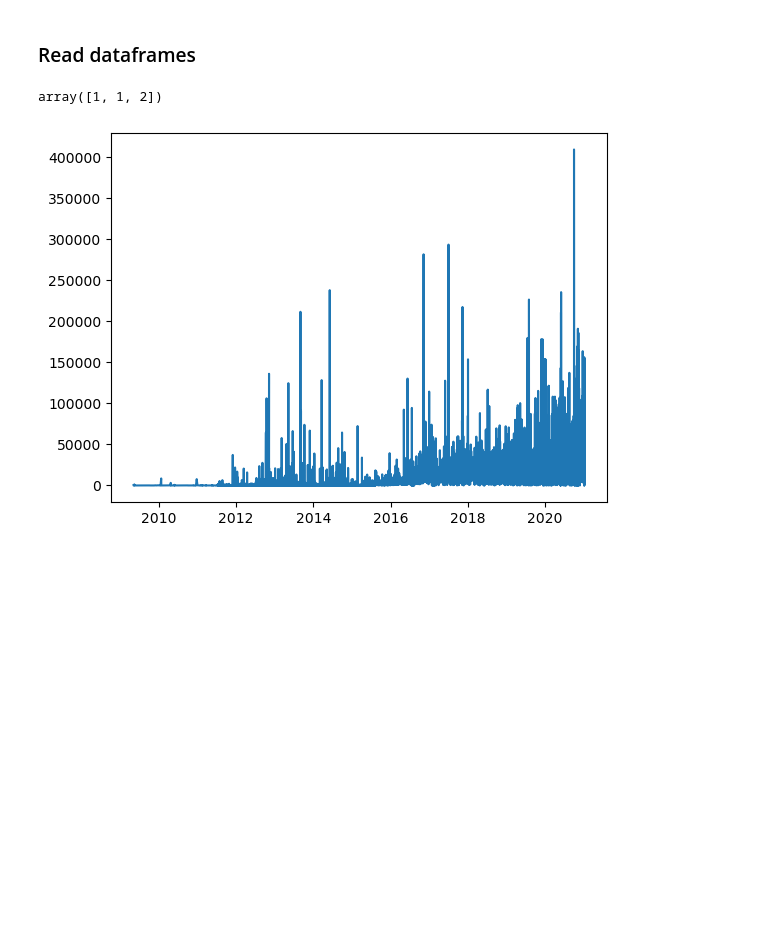
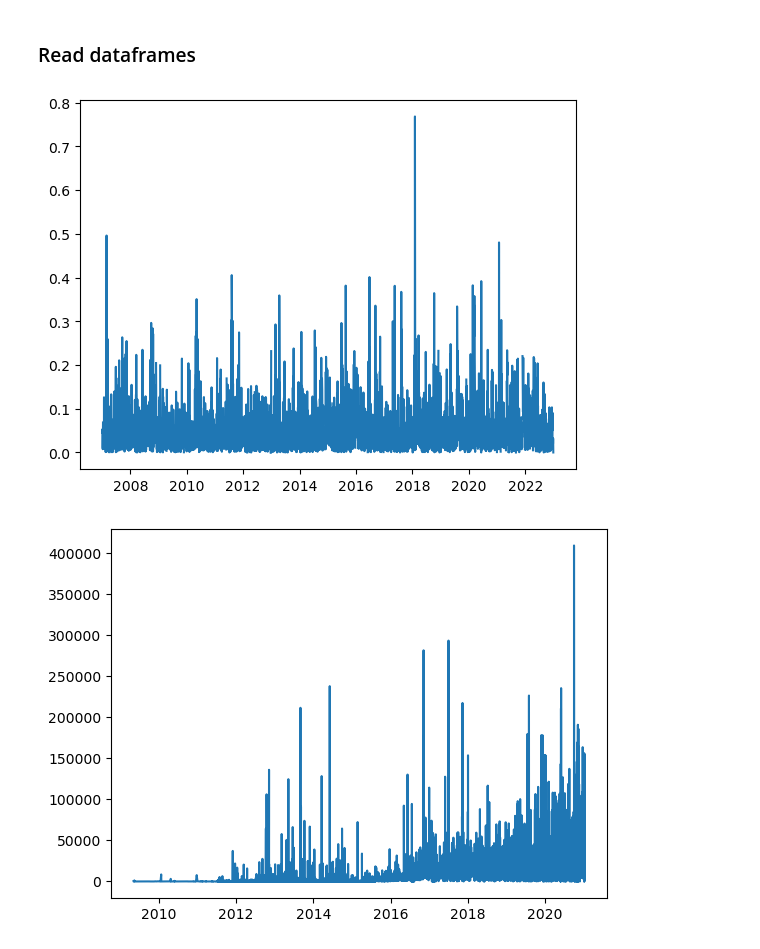
Before and after one commit to jzuckerman1/TwitterDissemination, a Jupyter notebook: prelim_analysis.ipynb, the cells around one changed output. Drawn from its saved outputs; the diff is of its cells as text; code cells hidden in the pictures; blank space fills up the shorter version.

```diff
--- a/prelim_analysis.ipynb
+++ b/prelim_analysis.ipynb
@@ -41,7 +58,9 @@ merged_bama.dropna(inplace=True)
 # %%
-np.array([1,2 ,3]) - np.array([0,1,1])
+plt.plot(vix_df['observation_date'], vix_df['absreturn'])
+plt.show()
+plt.close()
 # %% [output]
-array([1, 1, 2])
+[figure, added]
 # %%
 plt.plot(tweets_df['date'], tweets_df['retweets'])
 plt.show()
```
Also changed, not shown: parts of 12 cells of this notebook, 4 other files.
